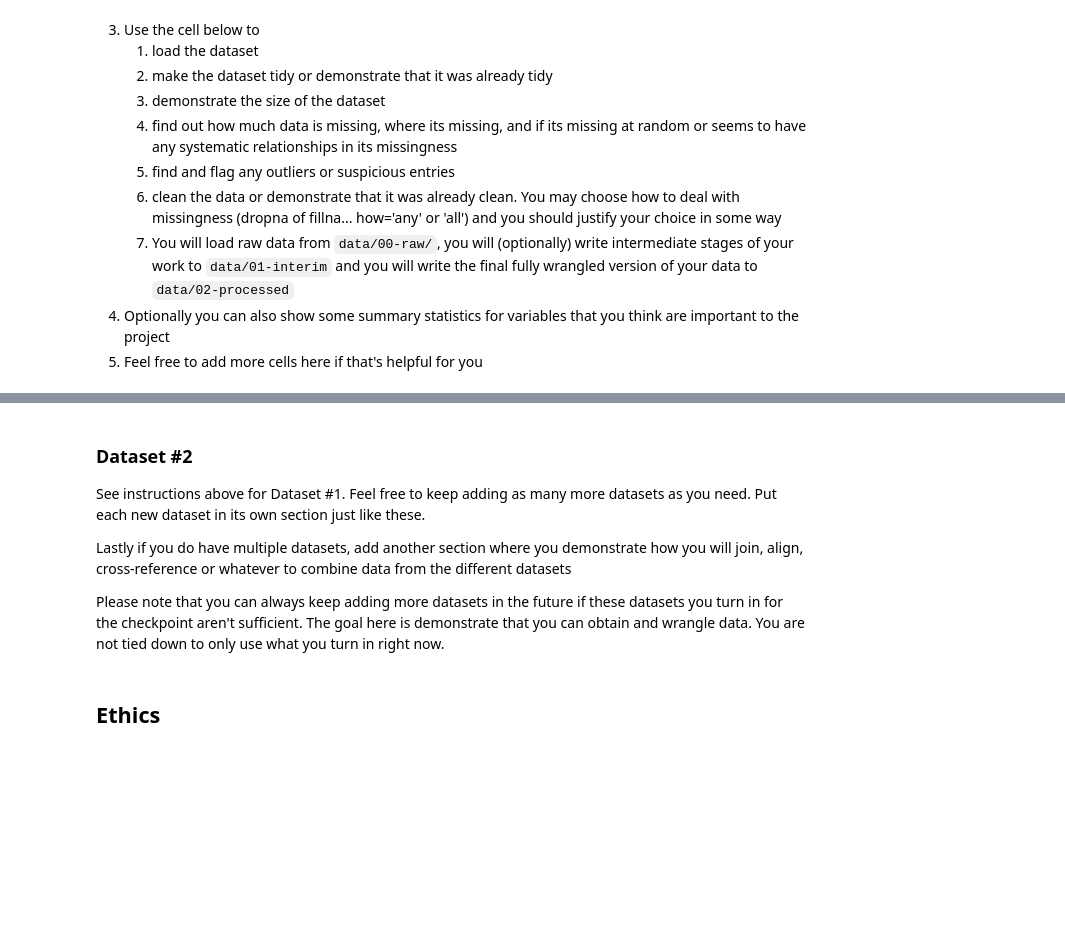
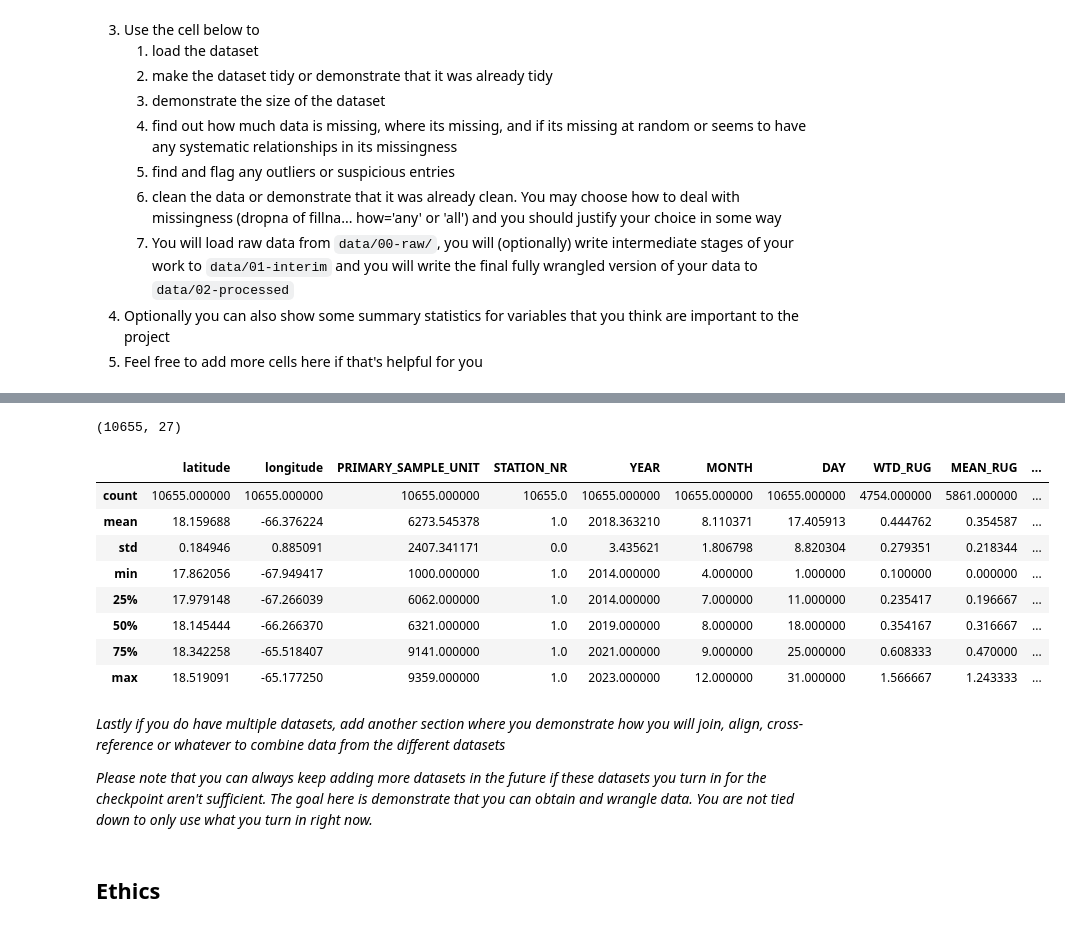
Before and after one commit to kalianchlia7/Group032_WI26, a Jupyter notebook: 01-DataCheckpoint.ipynb, the cells around one changed output, grey strips where cells are left out. Cells and saved outputs as stored; diff of their text form; code cells hidden in the pictures; blank space fills up the shorter version.

Commit message:
added Puerto Rico Dataset

```diff
--- a/01-DataCheckpoint.ipynb
+++ b/01-DataCheckpoint.ipynb
@@ -121,0 +154,5 @@ Instructions:
+# %%
+## Load Raw Dataset
+benthic_PR = pd.read_csv("data/00-raw/CRCP_Benthic_Cover_Puerto_Rico_07c6_3c17_78b6.csv")
+
+benthic_PR.head()
@@ -121,0 +199,12 @@ Instructions:
+# %%
+## Convert Data Types
+
+cols_to_numeric = [
+    "latitude", "longitude",
+    "MIN_DEPTH", "MAX_DEPTH",
+    "HARDBOTTOM_P", "SOFTBOTTOM_P", "RUBBLE_P",
+    "MEAN_RUG"
+]
+
+for col in cols_to_numeric:
+    benthic_PR[col] = pd.to_numeric(benthic_PR[col], errors='coerce')
@@ -121,0 +276,4 @@ Instructions:
+# %%
+benthic_PR = benthic_PR.dropna(axis=1, how='all') # drops fully empty columns
+
+benthic_PR = benthic_PR.dropna(subset=["YEAR", "COVER_CAT_NAME"]) # drops missing values in essential variables
@@ -121,0 +290,16 @@ Instructions:
+# %%
+benthic_PR.shape
+# %% [output]
+(10655, 27)
+# %%
+benthic_PR.describe()
+# %% [output]
+|  | latitude | longitude | PRIMARY_SAMPLE_UNIT | STATION_NR | YEAR | MONTH | DAY | WTD_RUG | MEAN_RUG | ... |
+| count | 10655.000000 | 10655.000000 | 10655.000000 | 10655.0 | 10655.000000 | 10655.000000 | 10655.000000 | 4754.000000 | 5861.000000 | ... |
+| mean | 18.159688 | -66.376224 | 6273.545378 | 1.0 | 2018.363210 | 8.110371 | 17.405913 | 0.444762 | 0.354587 | ... |
+| std | 0.184946 | 0.885091 | 2407.341171 | 0.0 | 3.435621 | 1.806798 | 8.820304 | 0.279351 | 0.218344 | ... |
+| min | 17.862056 | -67.949417 | 1000.000000 | 1.0 | 2014.000000 | 4.000000 | 1.000000 | 0.100000 | 0.000000 | ... |
+| 25% | 17.979148 | -67.266039 | 6062.000000 | 1.0 | 2014.000000 | 7.000000 | 11.000000 | 0.235417 | 0.196667 | ... |
+| 50% | 18.145444 | -66.266370 | 6321.000000 | 1.0 | 2019.000000 | 8.000000 | 18.000000 | 0.354167 | 0.316667 | ... |
+| 75% | 18.342258 | -65.518407 | 9141.000000 | 1.0 | 2021.000000 | 9.000000 | 25.000000 | 0.608333 | 0.470000 | ... |
+| max | 18.519091 | -65.177250 | 9359.000000 | 1.0 | 2023.000000 | 12.000000 | 31.000000 | 1.566667 | 1.243333 | ... |
@@ -122,8 +310,4 @@ Instructions:
 # %% [markdown]
-### Dataset #2
+*Lastly if you do have multiple datasets, add another section where you demonstrate how you will join, align, cross-reference or whatever to combine data from the different datasets*
 
-See instructions above for Dataset #1.  Feel free to keep adding as many more datasets as you need.  Put each new dataset in its own section just like these.
-
-Lastly if you do have multiple datasets, add another section where you demonstrate how you will join, align, cross-reference or whatever to combine data from the different datasets
-
-Please note that you can always keep adding more datasets in the future if these datasets you turn in for the checkpoint aren't sufficient.  The goal here is demonstrate that you can obtain and wrangle data.  You are not tied down to only use what you turn in right now.
+*Please note that you can always keep adding more datasets in the future if these datasets you turn in for the checkpoint aren't sufficient.  The goal here is demonstrate that you can obtain and wrangle data.  You are not tied down to only use what you turn in right now.*
```
Also changed, not shown: parts of 17 cells of this notebook.
